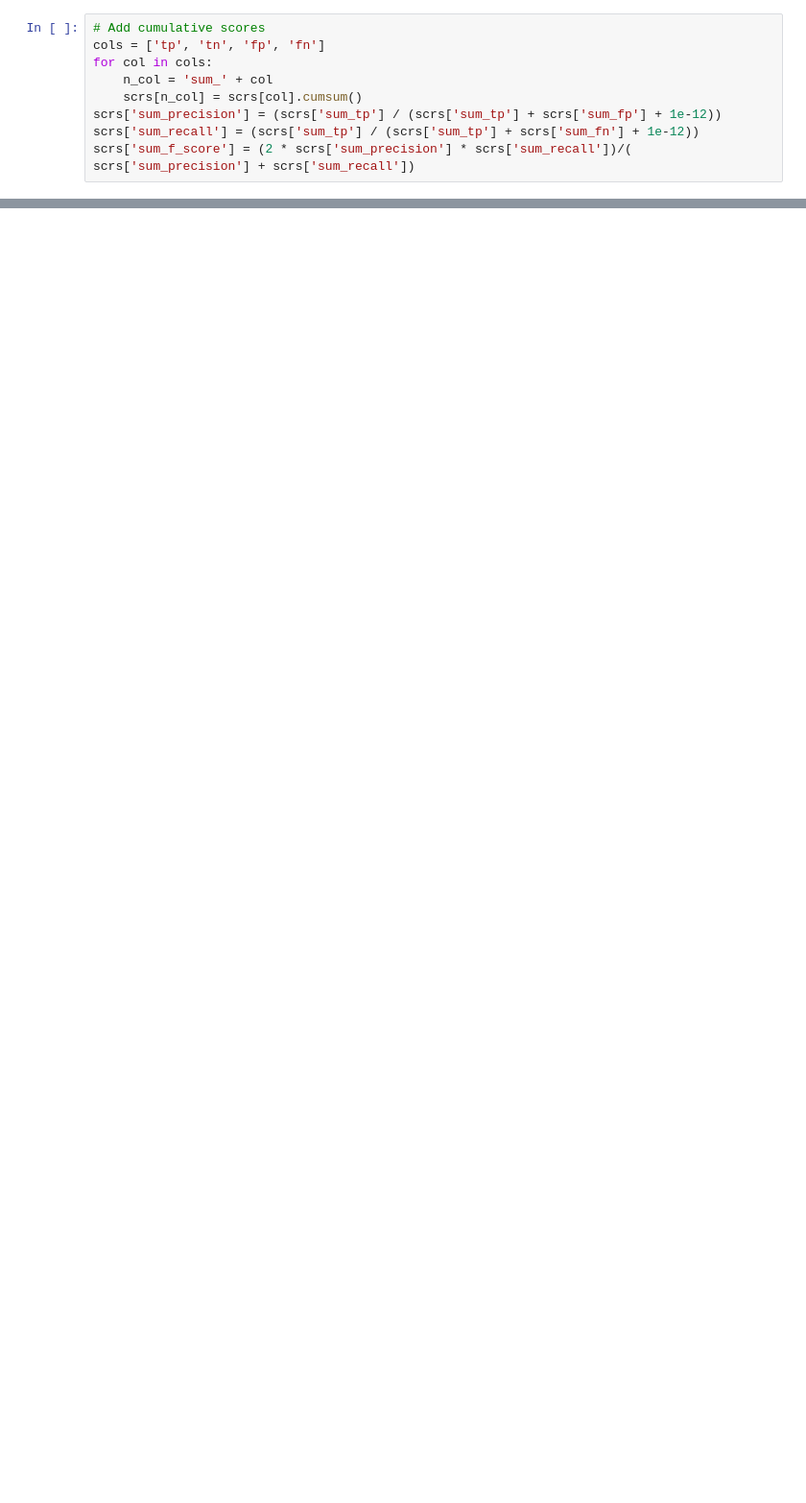
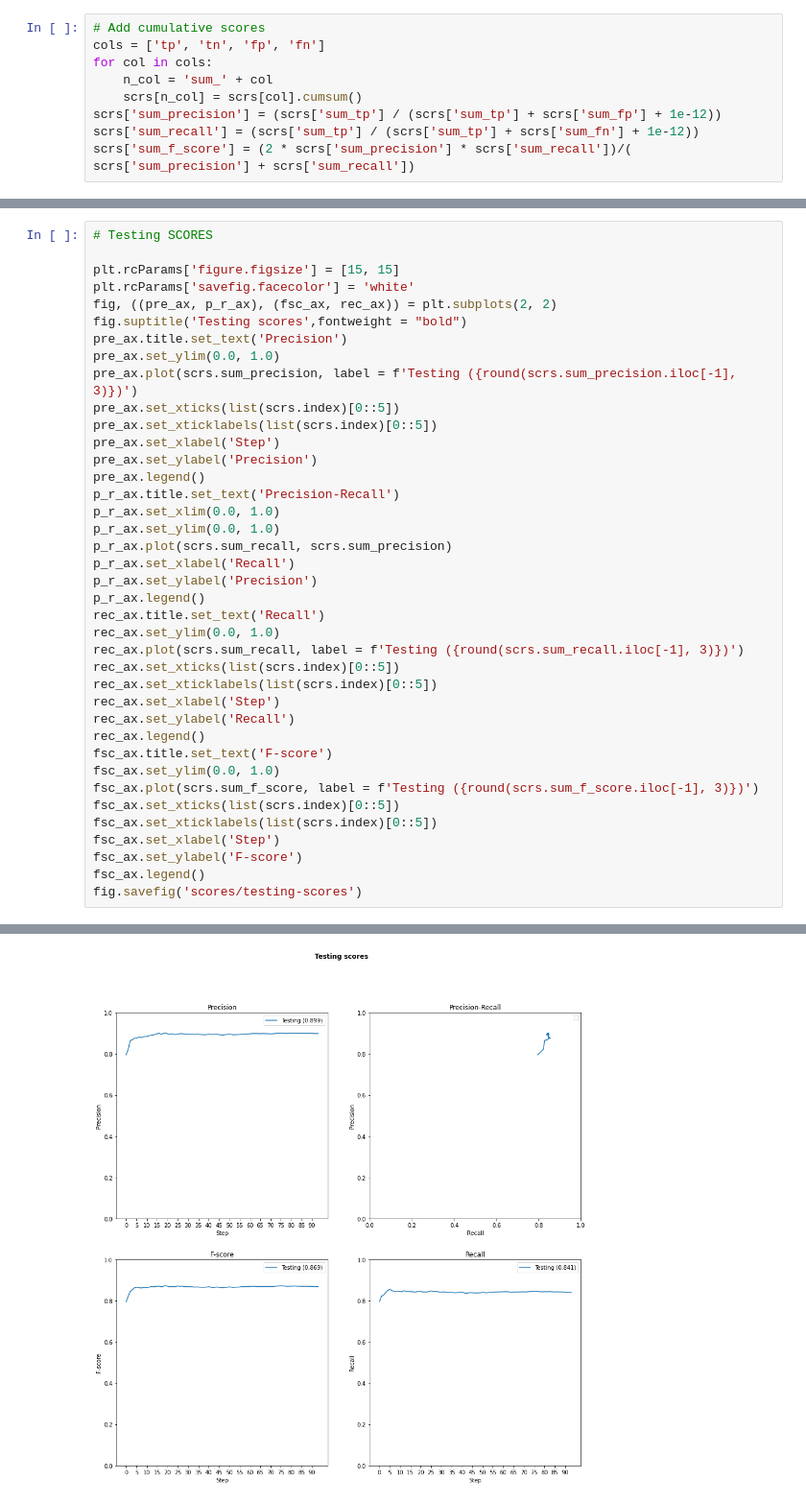
Before and after one commit to apndx/ReutersDocLabeler, a Jupyter notebook: notebooks/display-scores.ipynb, the cells around one changed output, grey strips where cells are left out. Shown at 96% size. Saved outputs shown, nothing was run; the diff lists cells and outputs as text; blank space fills up the shorter version.

```diff
--- a/notebooks/display-scores.ipynb
+++ b/notebooks/display-scores.ipynb
@@ -72,0 +75,40 @@ No handles with labels found to put in legend.
+# %%
+# Testing SCORES
+
+plt.rcParams['figure.figsize'] = [15, 15]
+plt.rcParams['savefig.facecolor'] = 'white'
+fig, ((pre_ax, p_r_ax), (fsc_ax, rec_ax)) = plt.subplots(2, 2)
+fig.suptitle('Testing scores',fontweight = "bold")
+pre_ax.title.set_text('Precision')
+pre_ax.set_ylim(0.0, 1.0)
+pre_ax.plot(scrs.sum_precision, label = f'Testing ({round(scrs.sum_precision.iloc[-1], 3)})')
+pre_ax.set_xticks(list(scrs.index)[0::5])
+pre_ax.set_xticklabels(list(scrs.index)[0::5])
+pre_ax.set_xlabel('Step')
+pre_ax.set_ylabel('Precision')
+pre_ax.legend()
+p_r_ax.title.set_text('Precision-Recall')
+p_r_ax.set_xlim(0.0, 1.0)
+p_r_ax.set_ylim(0.0, 1.0)
+p_r_ax.plot(scrs.sum_recall, scrs.sum_precision)
+p_r_ax.set_xlabel('Recall')
+p_r_ax.set_ylabel('Precision')
+p_r_ax.legend()
+rec_ax.title.set_text('Recall')
+rec_ax.set_ylim(0.0, 1.0)
+rec_ax.plot(scrs.sum_recall, label = f'Testing ({round(scrs.sum_recall.iloc[-1], 3)})')
+rec_ax.set_xticks(list(scrs.index)[0::5])
+rec_ax.set_xticklabels(list(scrs.index)[0::5])
+rec_ax.set_xlabel('Step')
+rec_ax.set_ylabel('Recall')
+rec_ax.legend()
+fsc_ax.title.set_text('F-score')
+fsc_ax.set_ylim(0.0, 1.0)
+fsc_ax.plot(scrs.sum_f_score, label = f'Testing ({round(scrs.sum_f_score.iloc[-1], 3)})')
+fsc_ax.set_xticks(list(scrs.index)[0::5])
+fsc_ax.set_xticklabels(list(scrs.index)[0::5])
+fsc_ax.set_xlabel('Step')
+fsc_ax.set_ylabel('F-score')
+fsc_ax.legend()
+fig.savefig('scores/testing-scores')
+# %% [output]
@@ -72,0 +116 @@ No handles with labels found to put in legend.
+[figure, added]
```
Also changed, not shown: parts of 3 cells of this notebook, 2 other files.
